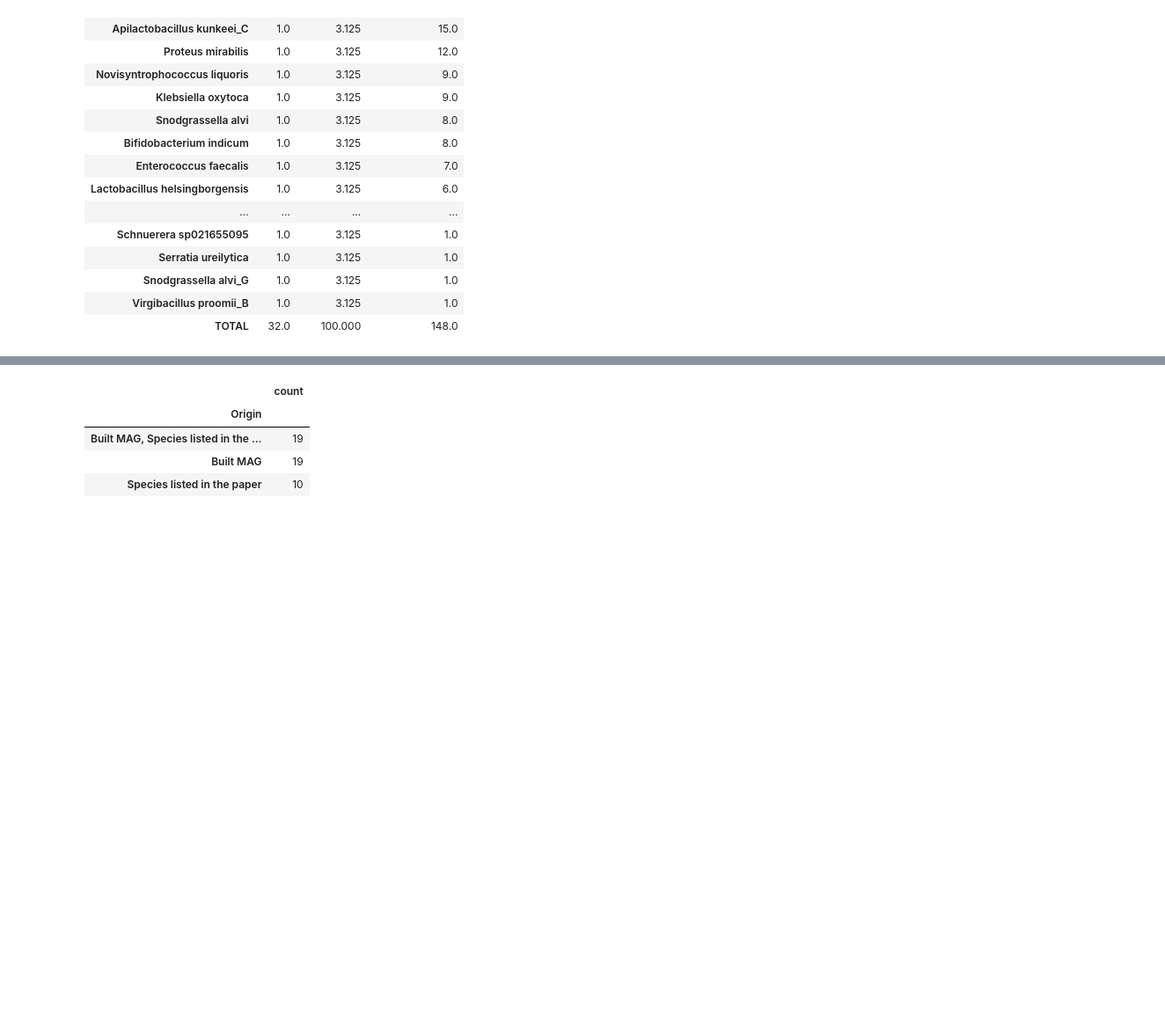
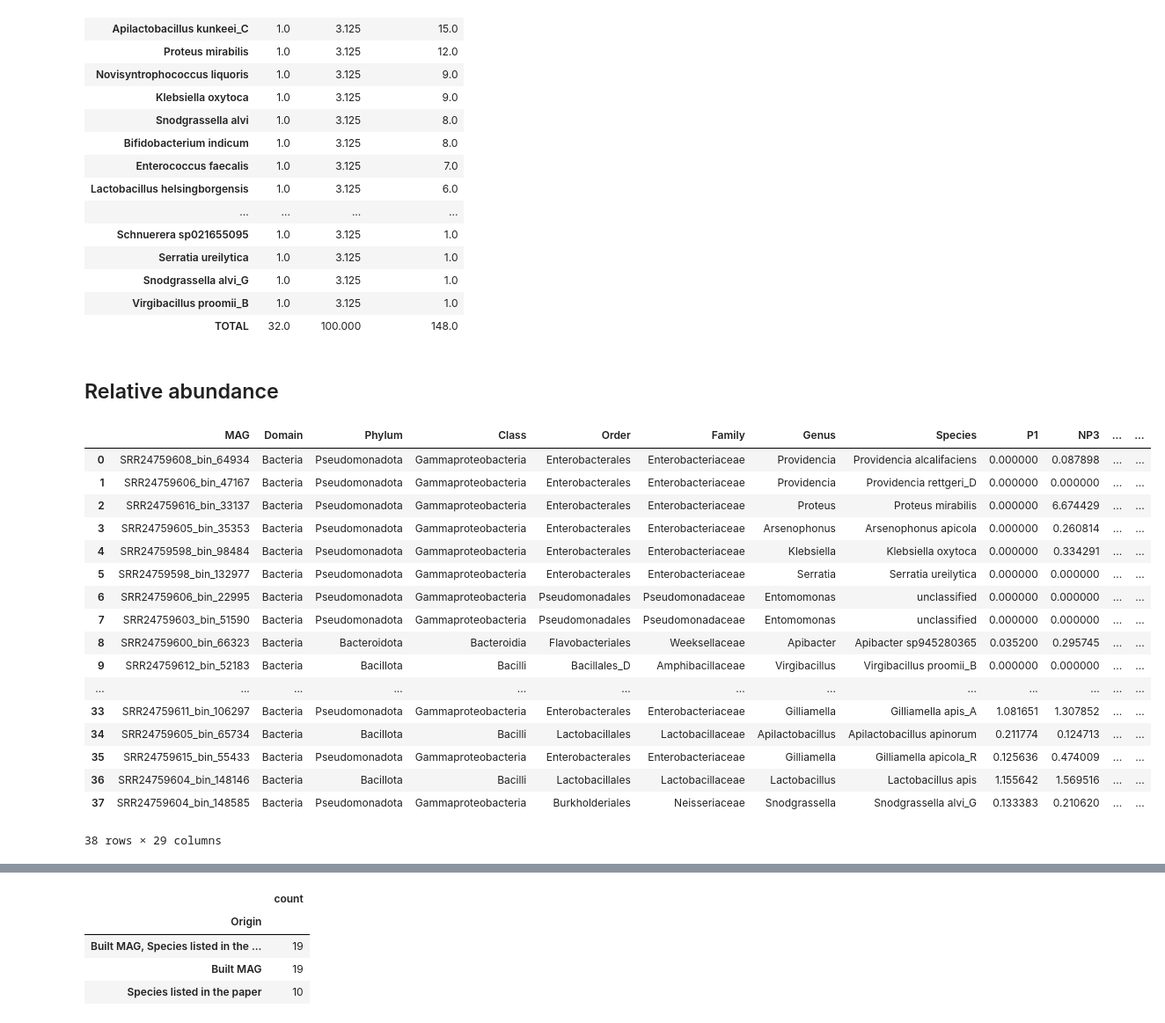
Before and after one commit to usegalaxy-eu/FAIRyMAGs, a Jupyter notebook: bin/use-case-bee-microbiome-exploration.ipynb, the cells around one changed output, grey strips where cells are left out. Shown at 88% size. Cells and saved outputs as stored; diff of their text form; code cells hidden in the pictures; blank space fills up the shorter version.

```diff
--- a/bin/use-case-bee-microbiome-exploration.ipynb
+++ b/bin/use-case-bee-microbiome-exploration.ipynb
@@ -192,3 +219,52 @@ display(get_level_counts(df_expert, "Species"))
 | Snodgrassella alvi_G | 1.0 | 3.125 | 1.0 |
 | Virgibacillus proomii_B | 1.0 | 3.125 | 1.0 |
 | TOTAL | 32.0 | 100.000 | 148.0 |
+# %% [markdown]
+## Relative abundance
+# %%
+# combine coverage information with taxonomy information
+
+coverage_fp = data_dp_2 / "coverm.tsv"
+coverage_df = pd.read_csv(coverage_fp, sep="\t")
+
+species_idx = reps_df.columns.get_loc("Species")
+abund_df = reps_df.copy()
+abund_df = abund_df.iloc[:, : species_idx + 1].copy()
+
+abund_df = abund_df.merge(
+    coverage_df,
+    left_on="MAG",
+    right_on="Genome",
+    how="left",
+)
+abund_df = abund_df.drop(columns=["Genome"], errors="ignore")
+
+run_to_replicate = metadata_df.set_index("Run accession")["Replicate"].to_dict()
+abund_df = abund_df.rename(
+    columns={
+        column: run_to_replicate[column]
+        for column in abund_df.columns
+        if column.startswith("SRR") and column in run_to_replicate
+    }
+)
+
+abund_df
+# %% [output]
+|  | MAG | Domain | Phylum | Class | Order | Family | Genus | Species | P1 | NP3 | ... | ... |
+| 0 | SRR24759608_bin_64934 | Bacteria | Pseudomonadota | Gammaproteobacteria | Enterobacterales | Enterobacteriaceae | Providencia | Providencia alcalifaciens | 0.000000 | 0.087898 | ... | ... |
+| 1 | SRR24759606_bin_47167 | Bacteria | Pseudomonadota | Gammaproteobacteria | Enterobacterales | Enterobacteriaceae | Providencia | Providencia rettgeri_D | 0.000000 | 0.000000 | ... | ... |
+| 2 | SRR24759616_bin_33137 | Bacteria | Pseudomonadota | Gammaproteobacteria | Enterobacterales | Enterobacteriaceae | Proteus | Proteus mirabilis | 0.000000 | 6.674429 | ... | ... |
+| 3 | SRR24759605_bin_35353 | Bacteria | Pseudomonadota | Gammaproteobacteria | Enterobacterales | Enterobacteriaceae | Arsenophonus | Arsenophonus apicola | 0.000000 | 0.260814 | ... | ... |
+| 4 | SRR24759598_bin_98484 | Bacteria | Pseudomonadota | Gammaproteobacteria | Enterobacterales | Enterobacteriaceae | Klebsiella | Klebsiella oxytoca | 0.000000 | 0.334291 | ... | ... |
+| 5 | SRR24759598_bin_132977 | Bacteria | Pseudomonadota | Gammaproteobacteria | Enterobacterales | Enterobacteriaceae | Serratia | Serratia ureilytica | 0.000000 | 0.000000 | ... | ... |
+| 6 | SRR24759606_bin_22995 | Bacteria | Pseudomonadota | Gammaproteobacteria | Pseudomonadales | Pseudomonadaceae | Entomomonas | unclassified | 0.000000 | 0.000000 | ... | ... |
+| 7 | SRR24759603_bin_51590 | Bacteria | Pseudomonadota | Gammaproteobacteria | Pseudomonadales | Pseudomonadaceae | Entomomonas | unclassified | 0.000000 | 0.000000 | ... | ... |
+| 8 | SRR24759600_bin_66323 | Bacteria | Bacteroidota | Bacteroidia | Flavobacteriales | Weeksellaceae | Apibacter | Apibacter sp945280365 | 0.035200 | 0.295745 | ... | ... |
+| 9 | SRR24759612_bin_52183 | Bacteria | Bacillota | Bacilli | Bacillales_D | Amphibacillaceae | Virgibacillus | Virgibacillus proomii_B | 0.000000 | 0.000000 | ... | ... |
+| ... | ... | ... | ... | ... | ... | ... | ... | ... | ... | ... | ... | ... |
+| 33 | SRR24759611_bin_106297 | Bacteria | Pseudomonadota | Gammaproteobacteria | Enterobacterales | Enterobacteriaceae | Gilliamella | Gilliamella apis_A | 1.081651 | 1.307852 | ... | ... |
+| 34 | SRR24759605_bin_65734 | Bacteria | Bacillota | Bacilli | Lactobacillales | Lactobacillaceae | Apilactobacillus | Apilactobacillus apinorum | 0.211774 | 0.124713 | ... | ... |
+| 35 | SRR24759615_bin_55433 | Bacteria | Pseudomonadota | Gammaproteobacteria | Enterobacterales | Enterobacteriaceae | Gilliamella | Gilliamella apicola_R | 0.125636 | 0.474009 | ... | ... |
+| 36 | SRR24759604_bin_148146 | Bacteria | Bacillota | Bacilli | Lactobacillales | Lactobacillaceae | Lactobacillus | Lactobacillus apis | 1.155642 | 1.569516 | ... | ... |
+| 37 | SRR24759604_bin_148585 | Bacteria | Pseudomonadota | Gammaproteobacteria | Burkholderiales | Neisseriaceae | Snodgrassella | Snodgrassella alvi_G | 0.133383 | 0.210620 | ... | ... |
+38 rows × 29 columns
```
Also changed, not shown: parts of 14 cells of this notebook, 2 other files.
